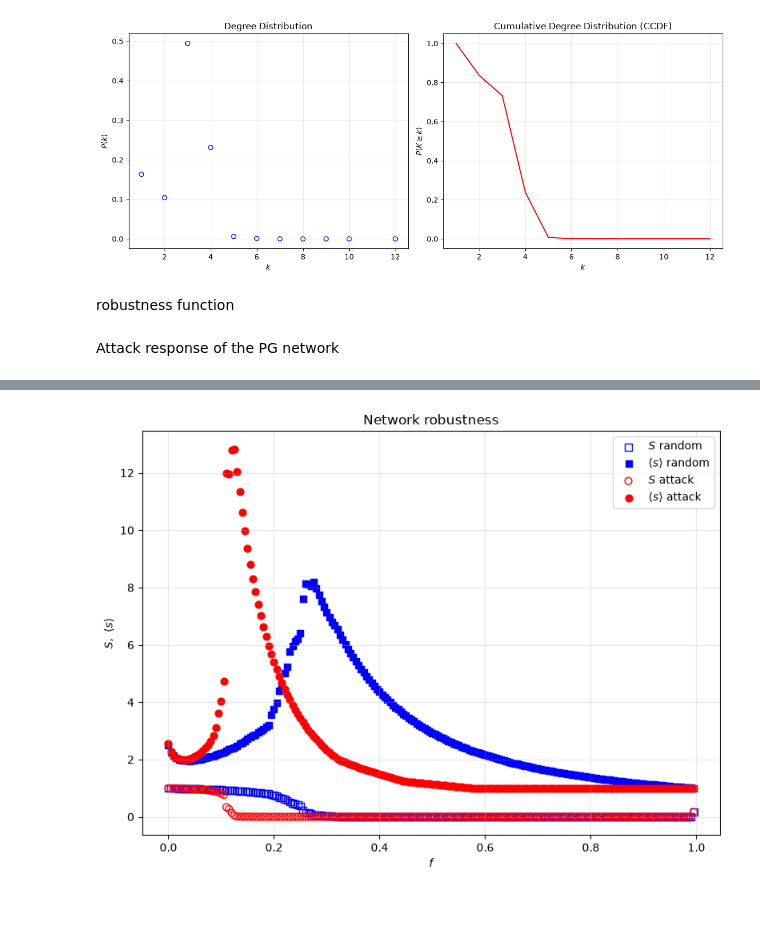
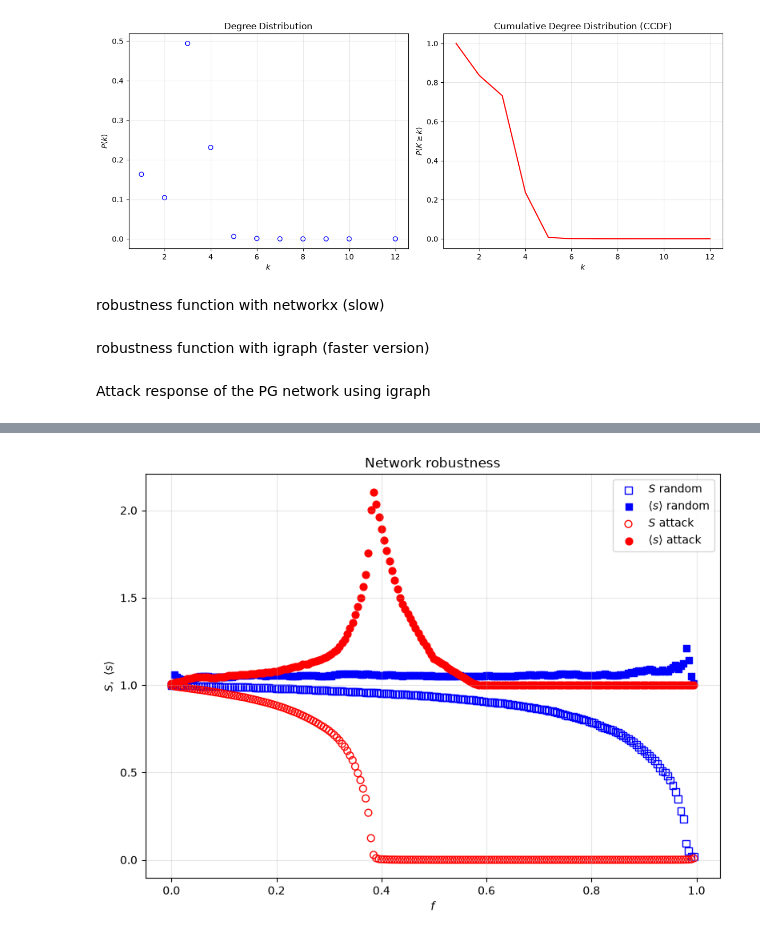
Before and after one commit to GiovanniLecce/ComplexNetsProj, a Jupyter notebook: complete_analysis.ipynb, the cells around one changed output, grey strips where cells are left out. Drawn from its saved outputs; the diff is of its cells as text; code cells hidden in the pictures; blank space fills up the shorter version.

Commit message:
added the robustness function for huge graphs using igraph

```diff
--- a/complete_analysis.ipynb
+++ b/complete_analysis.ipynb
@@ -526,7 +534,7 @@ plt.show()
 Plot the degree distribution
 # %%
 # Read degree sequence (one degree per line)
-degrees = np.loadtxt("C:/Users/VALE/Documents/CN/forgithub/results/roadNet/roadNet-CA_results_degrees.txt", dtype=int)
+degrees = np.loadtxt("C:/Users/VALE/Documents/CN/forgithub/results/artists_edges/artists_results_igraph_degrees.txt", dtype=int)
 
 N = len(degrees)
 
@@ -587,14 +595,14 @@ plt.tight_layout()
 # %% [output]
 [figure]
 # %% [markdown]
-robustness function
+robustness function with networkx (slow)
 # %%
 import random
 
 ############################################
 ########### function to get <s> ############
 ############################################
-def s_avg(sizes):
+def s_slow_avg(sizes):
 
     if len(sizes) <= 1:
         return 0
@@ -611,7 +619,7 @@ def s_avg(sizes):
 ###### func to get S, s in function of f for rand, high k attack ######
 #######################################################################
 
-def robustness_analysis(
+def robustness_slow_analysis(
     G,
     outfile=None,
     dq=0.005,
@@ -773,3 +781,5 @@ def robustness_analysis(
         "S_att": np.array(S_att),
         "s_att": np.array(s_att)
     }
+# %% [markdown]
+robustness function with igraph (faster version)
@@ -776,23 +873,20 @@ def robustness_analysis(
 # %% [markdown]
-Attack response of the PG network
+Attack response of the PG network using igraph
 # %%
 import igraph as ig
-import networkx as nx
 import numpy as np
 import matplotlib.pyplot as plt
 
-G_nx = nx.Graph()
-G_nx.add_nodes_from(range(G.vcount()))
-G_nx.add_edges_from(G.get_edgelist())
-
+# G è già un grafo igraph
 robustness = robustness_analysis(
-    G_nx,
-    outfile="C:/Users/VALE/Documents/CN/forgithub/results/roadNet/roadNet-CA_robustness.txt",
+    G,
+    outfile="C:/Users/VALE/Documents/CN/forgithub/results/artists_edges/artists_robustness_igraph.txt",
     dq=0.005,
     seed=56
 )
+
 data = np.loadtxt(
-    "C:/Users/VALE/Documents/CN/forgithub/results/roadNet/roadNet-CA_robustness.txt",
+    "C:/Users/VALE/Documents/CN/forgithub/results/artists_edges/artists_robustness_igraph.txt",
     skiprows=1
 )
 
@@ -803,47 +897,13 @@ S_att = data[:, 3]
 s_att = data[:, 4]
 
 
-#PLOT THE RESULTS
-
 plt.figure(figsize=(8, 6))
 
-# S random: empty blue squares
-plt.scatter(
-    f, S_rand,
-    marker='s',
-    facecolors='none',
-    edgecolors='blue',
-    s=40,
-    label=r'$S$ random'
-)
+plt.scatter(f, S_rand, marker='s', facecolors='none', edgecolors='blue', s=40, label=r'$S$ random')
+plt.scatter(f, s_rand, marker='s', color='blue', s=40, label=r'$\langle s \rangle$ random')
 
-# <s> random: filled blue squares
-plt.scatter(
-    f, s_rand,
-    marker='s',
-    color='blue',
-    s=40,
-    label=r'$\langle s \rangle$ random'
-)
-
-# S attack: empty red circles
-plt.scatter(
-    f, S_att,
-    marker='o',
-    facecolors='none',
-    edgecolors='red',
-    s=40,
-    label=r'$S$ attack'
-)
-
-# <s> attack: filled red circles
-plt.scatter(
-    f, s_att,
-    marker='o',
-    color='red',
-    s=40,
-    label=r'$\langle s \rangle$ attack'
-)
+plt.scatter(f, S_att, marker='o', facecolors='none', edgecolors='red', s=40, label=r'$S$ attack')
+plt.scatter(f, s_att, marker='o', color='red', s=40, label=r'$\langle s \rangle$ attack')
 
 plt.xlabel(r'$f$')
 plt.ylabel(r'$S,\ \langle s \rangle$')
@@ -851,9 +911,6 @@ plt.title('Network robustness')
 plt.legend()
 plt.grid(True, alpha=0.3)
 
-# LIMIT TO X AXIS
-#plt.xlim(-0.05, 0.3)
-
 plt.tight_layout()
 plt.show()
 # %% [output]
@@ -877 +917 @@ q = 0.995
-[figure, old version]
+[figure, new version]
```
Also changed, not shown: parts of 7 cells of this notebook, 1 other file.
